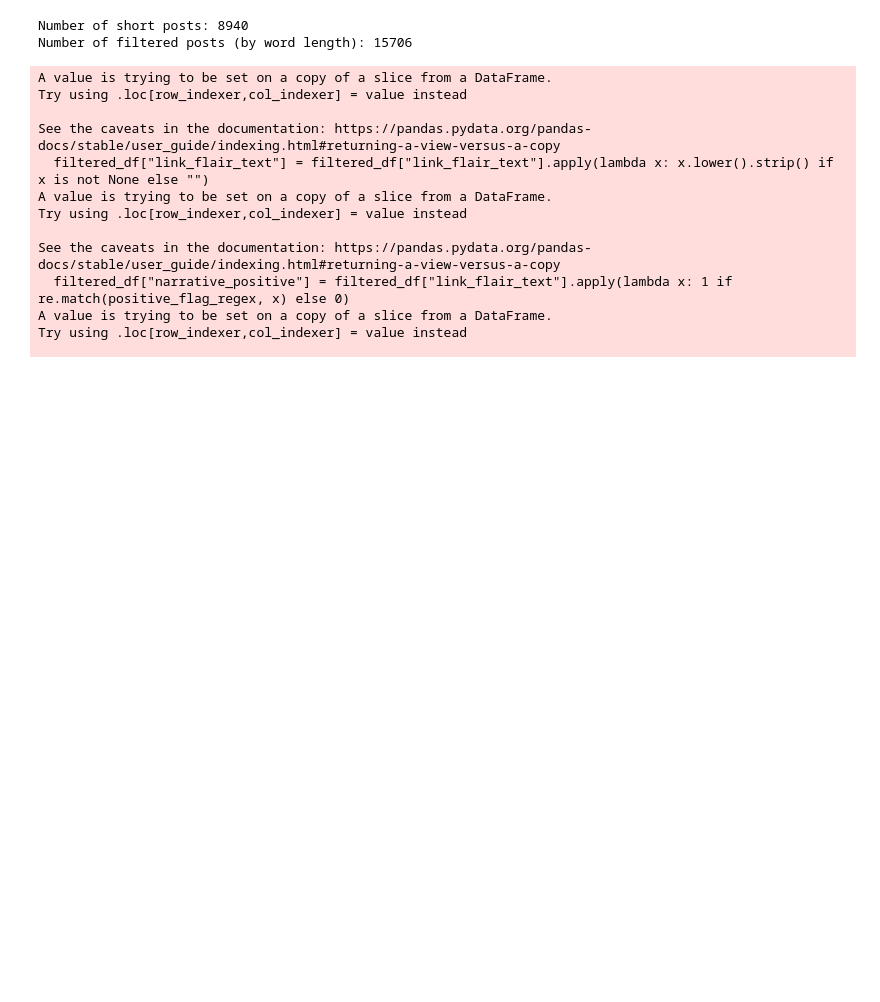
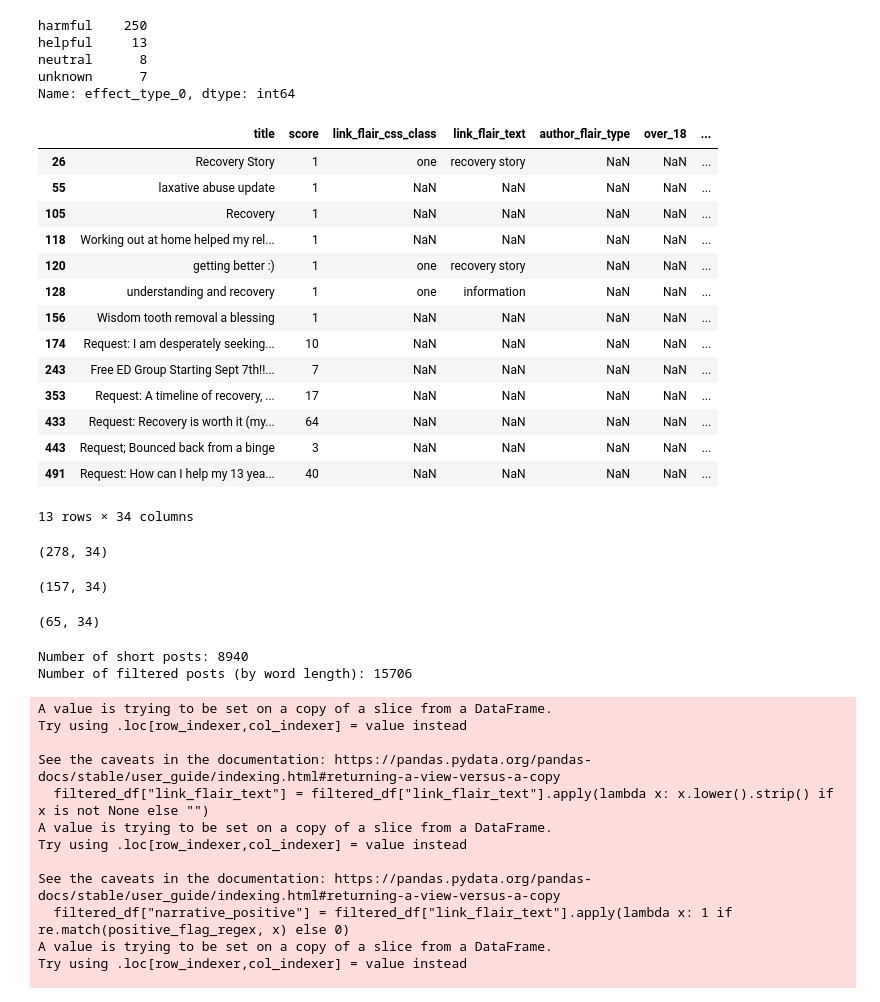
Before and after one commit to nguyentr17/cs685-narrative-analysis, a Jupyter notebook: clinical-extractions/chatgpt.ipynb, the cells around one changed output. Cells and saved outputs as stored; diff of their text form; code cells hidden in the pictures; blank space fills up the shorter version.

```diff
--- a/clinical-extractions/chatgpt.ipynb
+++ b/clinical-extractions/chatgpt.ipynb
@@ -5,0 +1,7 @@ import transformers
+# %%
+import pandas as pd
+
+prompt_fewshot_df = pd.read_csv('results/prompt_fewshot.csv')
+# Assuming the DataFrame is already loaded as prompt_fewshot_df
+equal_columns = prompt_fewshot_df[(prompt_fewshot_df['effect_type_0'] == prompt_fewshot_df['effect_type_1']) &
+                                   (prompt_fewshot_df['effect_type_0'] == prompt_fewshot_df['effect_type_2'])]
@@ -5,0 +41,26 @@ import transformers
+# %%
+equal_columns['effect_type_0'].value_counts()
+# %% [output]
+harmful    250
+helpful     13
+neutral      8
+unknown      7
+Name: effect_type_0, dtype: int64
+# %%
+equal_columns[equal_columns['effect_type_0'] == 'helpful']
+# %% [output]
+|  | title | score | link_flair_css_class | link_flair_text | author_flair_type | over_18 | ... |
+| 26 | Recovery Story | 1 | one | recovery story | NaN | NaN | ... |
+| 55 | laxative abuse update | 1 | NaN | NaN | NaN | NaN | ... |
+| 105 | Recovery | 1 | NaN | NaN | NaN | NaN | ... |
+| 118 | Working out at home helped my rel... | 1 | NaN | NaN | NaN | NaN | ... |
+| 120 | getting better :) | 1 | one | recovery story | NaN | NaN | ... |
+| 128 | understanding and recovery | 1 | one | information | NaN | NaN | ... |
+| 156 | Wisdom tooth removal a blessing | 1 | NaN | NaN | NaN | NaN | ... |
+| 174 | Request: I am desperately seeking... | 10 | NaN | NaN | NaN | NaN | ... |
+| 243 | Free ED Group Starting Sept 7th!!... | 7 | NaN | NaN | NaN | NaN | ... |
+| 353 | Request: A timeline of recovery, ... | 17 | NaN | NaN | NaN | NaN | ... |
+| 433 | Request: Recovery is worth it (my... | 64 | NaN | NaN | NaN | NaN | ... |
+| 443 | Request; Bounced back from a binge | 3 | NaN | NaN | NaN | NaN | ... |
+| 491 | Request: How can I help my 13 yea... | 40 | NaN | NaN | NaN | NaN | ... |
+13 rows × 34 columns
@@ -6,3 +69,24 @@ import transformers
+# %%
+equal_columns.shape
+# %% [output]
+(278, 34)
+# %%
+two_columns_same = prompt_fewshot_df[((prompt_fewshot_df['effect_type_0'] == prompt_fewshot_df['effect_type_1']) &
+                                       (prompt_fewshot_df['effect_type_0'] != prompt_fewshot_df['effect_type_2'])) |
+                                      ((prompt_fewshot_df['effect_type_0'] == prompt_fewshot_df['effect_type_2']) &
+                                       (prompt_fewshot_df['effect_type_0'] != prompt_fewshot_df['effect_type_1'])) |
+                                      ((prompt_fewshot_df['effect_type_1'] == prompt_fewshot_df['effect_type_2']) &
+                                       (prompt_fewshot_df['effect_type_1'] != prompt_fewshot_df['effect_type_0']))]
+two_columns_same.shape
+# %% [output]
+(157, 34)
+# %%
+all_columns_different = prompt_fewshot_df[(prompt_fewshot_df['effect_type_0'] != prompt_fewshot_df['effect_type_1']) &
+                                          (prompt_fewshot_df['effect_type_0'] != prompt_fewshot_df['effect_type_2']) &
+                                          (prompt_fewshot_df['effect_type_1'] != prompt_fewshot_df['effect_type_2'])]
+all_columns_different.shape
+# %% [output]
+(65, 34)
 # %%
 import sqlite3
 import pandas as pd
```
Also changed, not shown: parts of 5 cells of this notebook, 1 other file.
